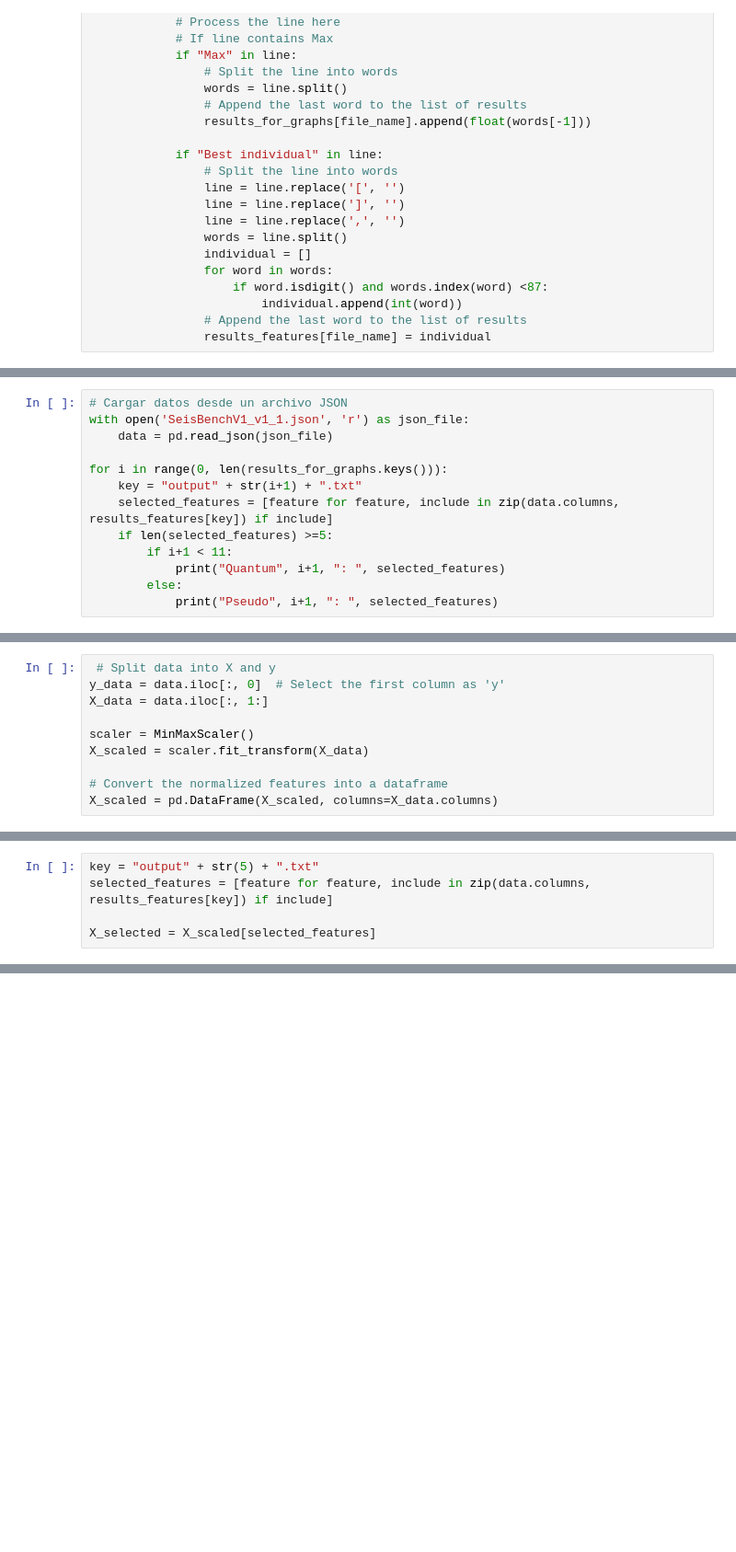
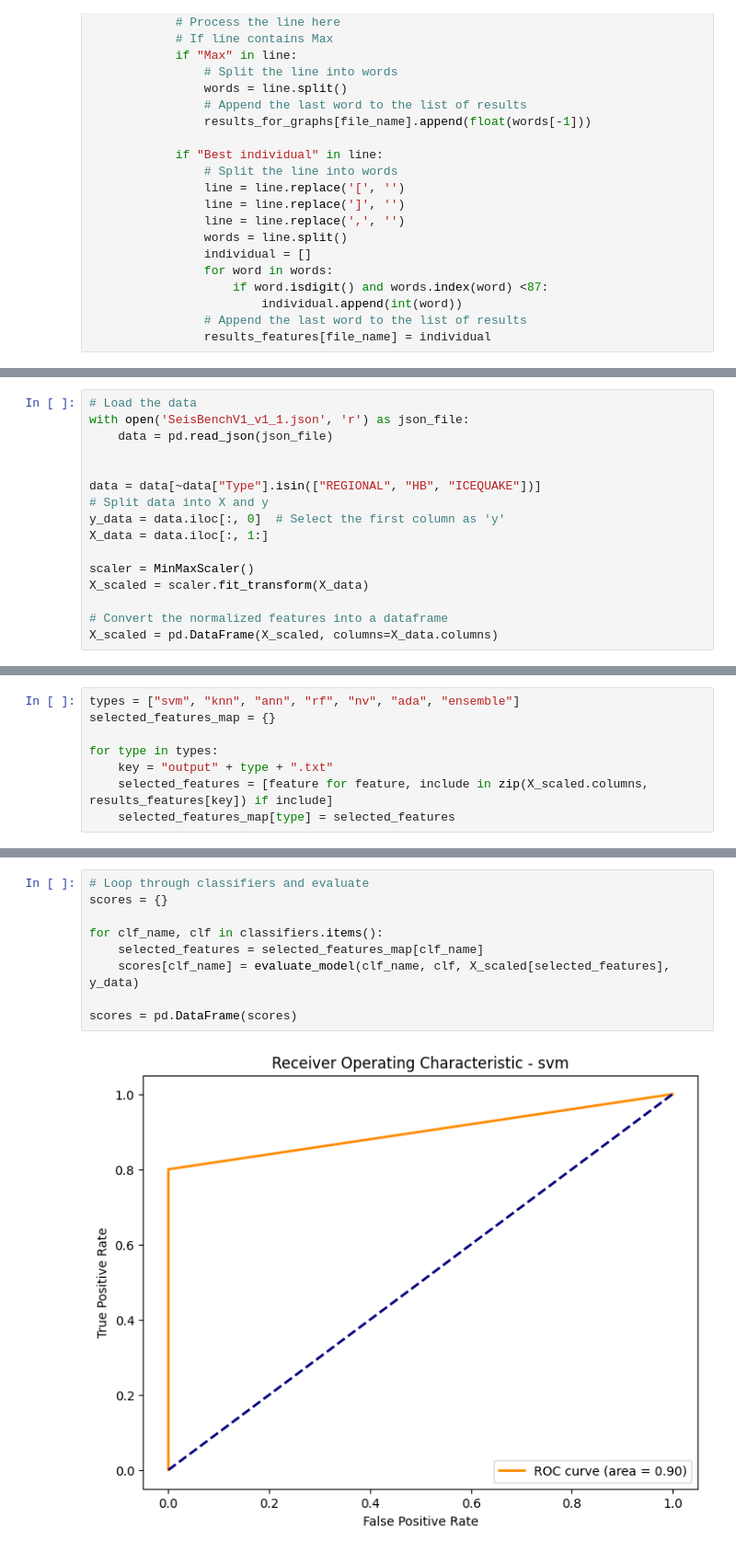
Before and after one commit to VictoriaOG1/wrapper_data_mining, a Jupyter notebook: summary_results.ipynb, the cells around one changed output, grey strips where cells are left out. Shown: that part at 92% size. Drawn from its saved outputs; the diff is of its cells as text; blank space fills up the shorter version.

```diff
--- a/summary_results.ipynb
+++ b/summary_results.ipynb
@@ -155,13 +61,0 @@ Pseudo:  1.3499573998686663 std 0.04872979347651765
-# %%
-# Cargar datos desde un archivo JSON
-with open('SeisBenchV1_v1_1.json', 'r') as json_file:
-    data = pd.read_json(json_file)
-
-for i in range(0, len(results_for_graphs.keys())):
-    key = "output" + str(i+1) + ".txt"
-    selected_features = [feature for feature, include in zip(data.columns, results_features[key]) if include]
-    if len(selected_features) >=5:
-        if i+1 < 11:
-            print("Quantum", i+1, ": ", selected_features)
-        else:
-            print("Pseudo", i+1, ": ", selected_features)
@@ -193,5 +64,11 @@ Pseudo mean:  93 std:  5.5578772926361015
 # %%
- # Split data into X and y
+# Load the data
+with open('SeisBenchV1_v1_1.json', 'r') as json_file:
+    data = pd.read_json(json_file)
+
+
+data = data[~data["Type"].isin(["REGIONAL", "HB", "ICEQUAKE"])]
+# Split data into X and y
 y_data = data.iloc[:, 0]  # Select the first column as 'y'
 X_data = data.iloc[:, 1:]
 
@@ -203,5 +82,8 @@ X_scaled = pd.DataFrame(X_scaled, columns=X_data.columns)
 # %%
-key = "output" + str(5) + ".txt"
-selected_features = [feature for feature, include in zip(data.columns, results_features[key]) if include]
+types = ["svm", "knn", "ann", "rf", "nv", "ada", "ensemble"]
+selected_features_map = {}
 
-X_selected = X_scaled[selected_features]
+for type in types:
+    key = "output" + type + ".txt"
+    selected_features = [feature for feature, include in zip(X_scaled.columns, results_features[key]) if include]
+    selected_features_map[type] = selected_features
@@ -277,0 +220,11 @@ F1 Score: 0.8490
+# %%
+# Loop through classifiers and evaluate
+scores = {}
+
+for clf_name, clf in classifiers.items():
+    selected_features = selected_features_map[clf_name]
+    scores[clf_name] = evaluate_model(clf_name, clf, X_scaled[selected_features], y_data)
+
+scores = pd.DataFrame(scores)
+# %% [output]
+[figure, added]
```
Also changed, not shown: parts of 18 cells of this notebook.
